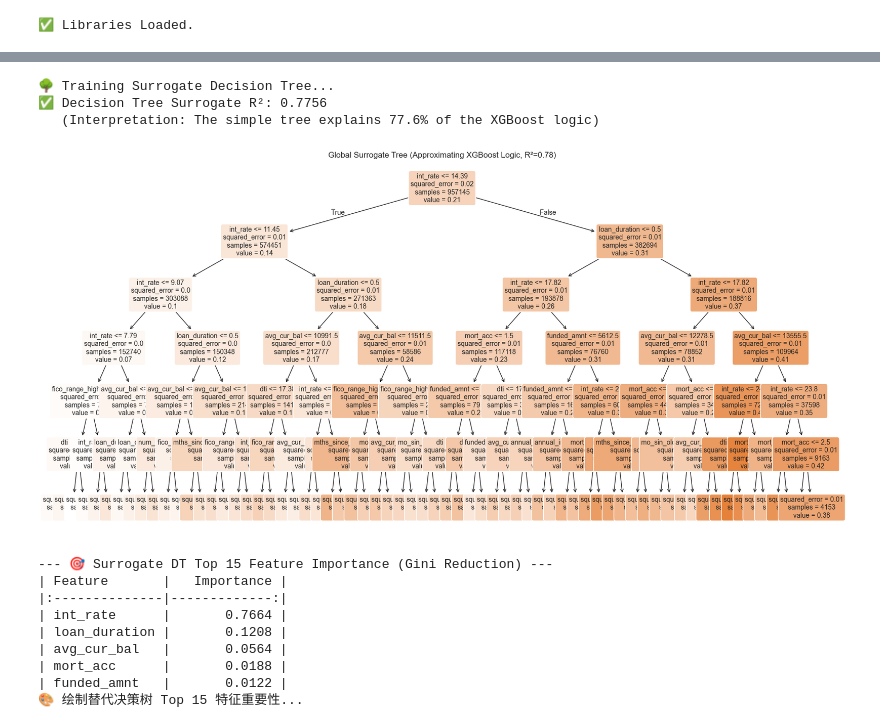
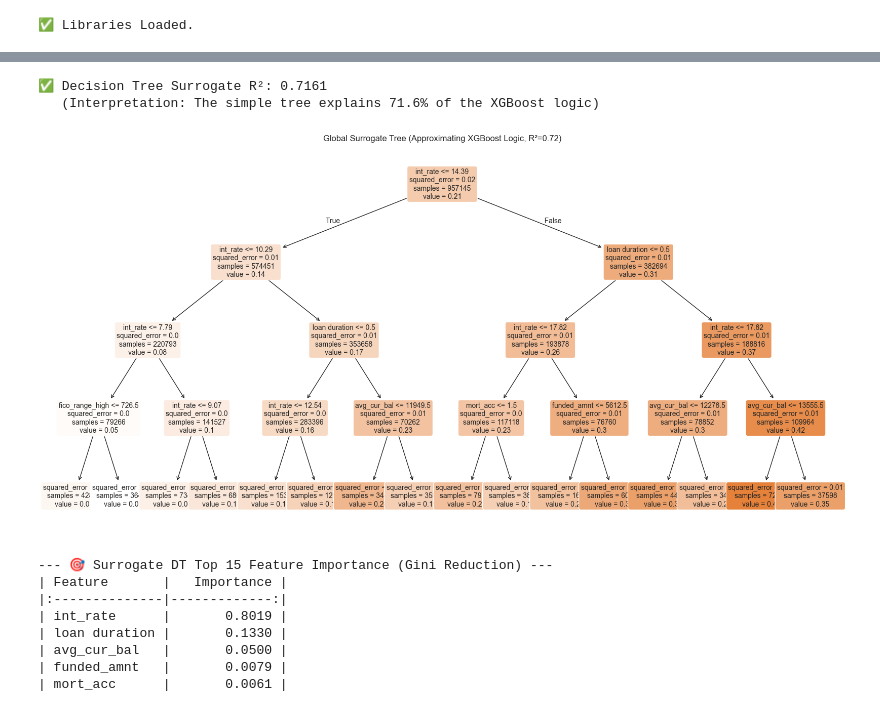
Before and after one commit to Kaixin-XIE-Kai/Credit_Risk_forCapgemini, a Jupyter notebook: notebooks/03_Global_Interpretability.ipynb, the cells around one changed output, grey strips where cells are left out. Cells and saved outputs as stored; diff of their text form; code cells hidden in the pictures.

```diff
--- a/notebooks/03_Global_Interpretability.ipynb
+++ b/notebooks/03_Global_Interpretability.ipynb
@@ -35,9 +35,12 @@ print("✅ Libraries Loaded.")
 ✅ Libraries Loaded.
 # %%
 xgb_model = joblib.load('../models/champion_model.joblib')
+calibrator = joblib.load('../models/calibrator.joblib')
 model = xgb_model  # Alias for compatibility with older code
-feature_names = joblib.load('../models/model_features.joblib') # <--- 核心变量
+feature_names = joblib.load('../models/model_features.joblib')
 print(f"✅ Loaded Champion Model: {type(xgb_model).__name__}")
+print(f"✅ Loaded calibrator")
+
 
 X_train = pd.read_csv('../data/processed/X_train.csv')
 X_test = pd.read_csv('../data/processed/X_test.csv')
@@ -104,8 +110,8 @@ else:
 print("🤖 Generating XGBoost predictions (The 'Soft' Target)...")
 
 # Predict Probabilities (Continuous 0-1)
-y_pred_xgb_train = xgb_model.predict_proba(X_train)[:, 1]
-y_pred_xgb_test = xgb_model.predict_proba(X_test)[:, 1]
+y_pred_xgb_train = calibrator.predict_proba(X_train)[:, 1]
+y_pred_xgb_test = calibrator.predict_proba(X_test)[:, 1]
 
 # Visualization: What does the XGBoost thinking look like?
 plt.figure(figsize=(10, 5))
@@ -156,21 +125,8 @@ plt.show()
 # %%
-from sklearn.tree import DecisionTreeRegressor, plot_tree
-from sklearn.metrics import r2_score
-import matplotlib.pyplot as plt
-import pandas as pd
-import numpy as np
-
-# ----------------------------------------------------------------------
-# 假设 X_train, X_test, y_pred_xgb_train, y_pred_xgb_test, feature_names 已定义
-# ----------------------------------------------------------------------
-
-# ==========================================
-# 3. Surrogate 1: Decision Tree (Rule Extraction)
-# ==========================================
-print("🌳 Training Surrogate Decision Tree...")
+# Surrogate 1: Decision Tree (Rule Extraction)
 
 # Max depth = 4 ensures the tree remains readable for humans
-dt_surrogate = DecisionTreeRegressor(max_depth=6, random_state=42)
+dt_surrogate = DecisionTreeRegressor(max_depth=4, random_state=42)
 dt_surrogate.fit(X_train, y_pred_xgb_train)
 
 # Evaluation: How well does the Tree mimic XGBoost?
@@ -183,75 +139,44 @@ plt.figure(figsize=(20, 10))
 plot_tree(dt_surrogate,
           feature_names=feature_names,
           filled=True,
           rounded=True,
           fontsize=10,
           precision=2)
 plt.title(f"Global Surrogate Tree (Approximating XGBoost Logic, R²={r2_dt:.2f})")
 plt.show() #
 
-# ==========================================
-# 4. 新增：计算 Top 15 特征 (修复变量错误)
-# ==========================================
-
-# 1. 获取特征重要性
 importances = dt_surrogate.feature_importances_
-
-# 2. 创建 DataFrame 并排序 (定义了 top_15_dt 变量)
 feature_imp_df = pd.DataFrame({
     'Feature': feature_names,
     'Importance': importances
 }).sort_values(by='Importance', ascending=False)
 
-# 3. 筛选 Top 15
-top_5_dt = feature_imp_df.head(5).copy() # 使用 .copy() 避免 SettingWithCopyWarning
+top_5_dt = feature_imp_df.head(5).copy() #
 
 print("\n--- 🎯 Surrogate DT Top 15 Feature Importance (Gini Reduction) ---")
 print(top_5_dt.to_markdown(index=False, floatfmt=".4f"))
 
-
-# ==========================================
-# 5. 绘制 Top 15 特征重要性
-# ==========================================
-
-print("🎨 绘制替代决策树 Top 15 特征重要性...")
-
-# 提取数据
+# plot
 features = top_5_dt['Feature']
 importance_values = top_5_dt['Importance']
 
-# 创建图表
 plt.figure(figsize=(10, 6))
-
-# 绘制水平条形图 (Horizontal Bar Chart)
-# 使用 .iloc[::-1] 逆序，将最重要的特征放在最上面
-plt.barh(features.iloc[::-1], importance_values.iloc[::-1], color='coral')
-
-# 设置标题和标签
+plt.barh(features.iloc[::-1], importance_values.iloc[::-1], color='blue')
 plt.title('Top 5 Feature Importance - Surrogate Decision Tree (Gini Reduction)')
 plt.xlabel('Importance Value (Feature Contribution to Gini Reduction)')
 plt.ylabel('Feature Name')
-
-# 调整布局，防止标签重叠
 plt.tight_layout()
 
-# 显示图表
 plt.show() #
-
-# SENIOR INSIGHT:
-# "While XGBoost uses thousands of trees, this single tree captures the main logic.
-# We can clearly see that features like sub_grade and dti are the primary splitters
-# and are crucial for the simple linear approximation."
 # %% [output]
-🌳 Training Surrogate Decision Tree...
-✅ Decision Tree Surrogate R²: 0.7756
-   (Interpretation: The simple tree explains 77.6% of the XGBoost logic)
+✅ Decision Tree Surrogate R²: 0.7161
+   (Interpretation: The simple tree explains 71.6% of the XGBoost logic)
-[figure, old version]
+[figure, new version]
 --- 🎯 Surrogate DT Top 15 Feature Importance (Gini Reduction) ---
 | Feature       |   Importance |
 |:--------------|-------------:|
-| int_rate      |       0.7664 |
-| loan_duration |       0.1208 |
-| avg_cur_bal   |       0.0564 |
-| mort_acc      |       0.0188 |
-| funded_amnt   |       0.0122 |
-🎨 绘制替代决策树 Top 15 特征重要性...
+| int_rate      |       0.8019 |
+| loan duration |       0.1330 |
+| avg_cur_bal   |       0.0500 |
+| funded_amnt   |       0.0079 |
+| mort_acc      |       0.0061 |
```
Also changed, not shown: parts of 7 cells of this notebook, 7 other files.
